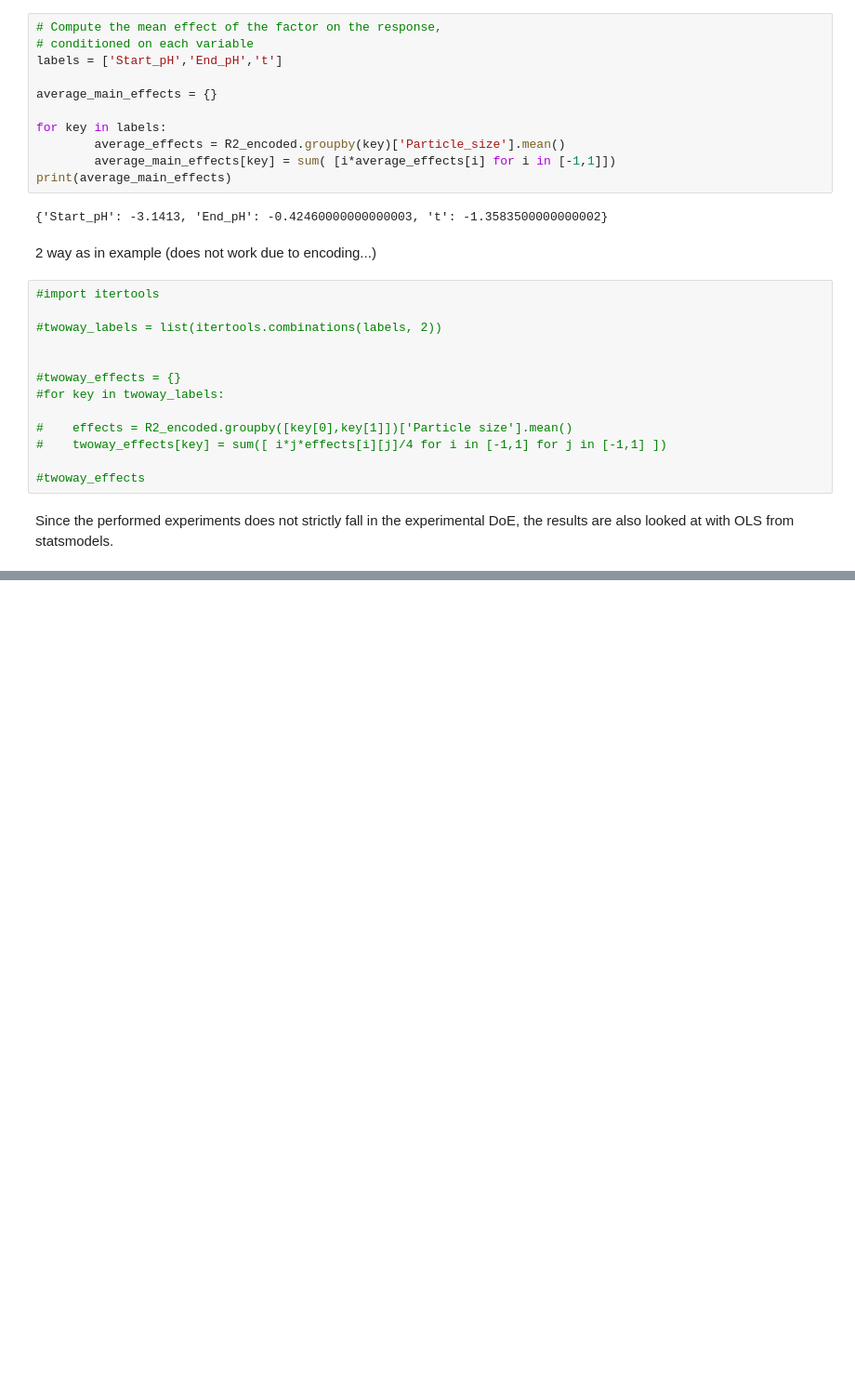
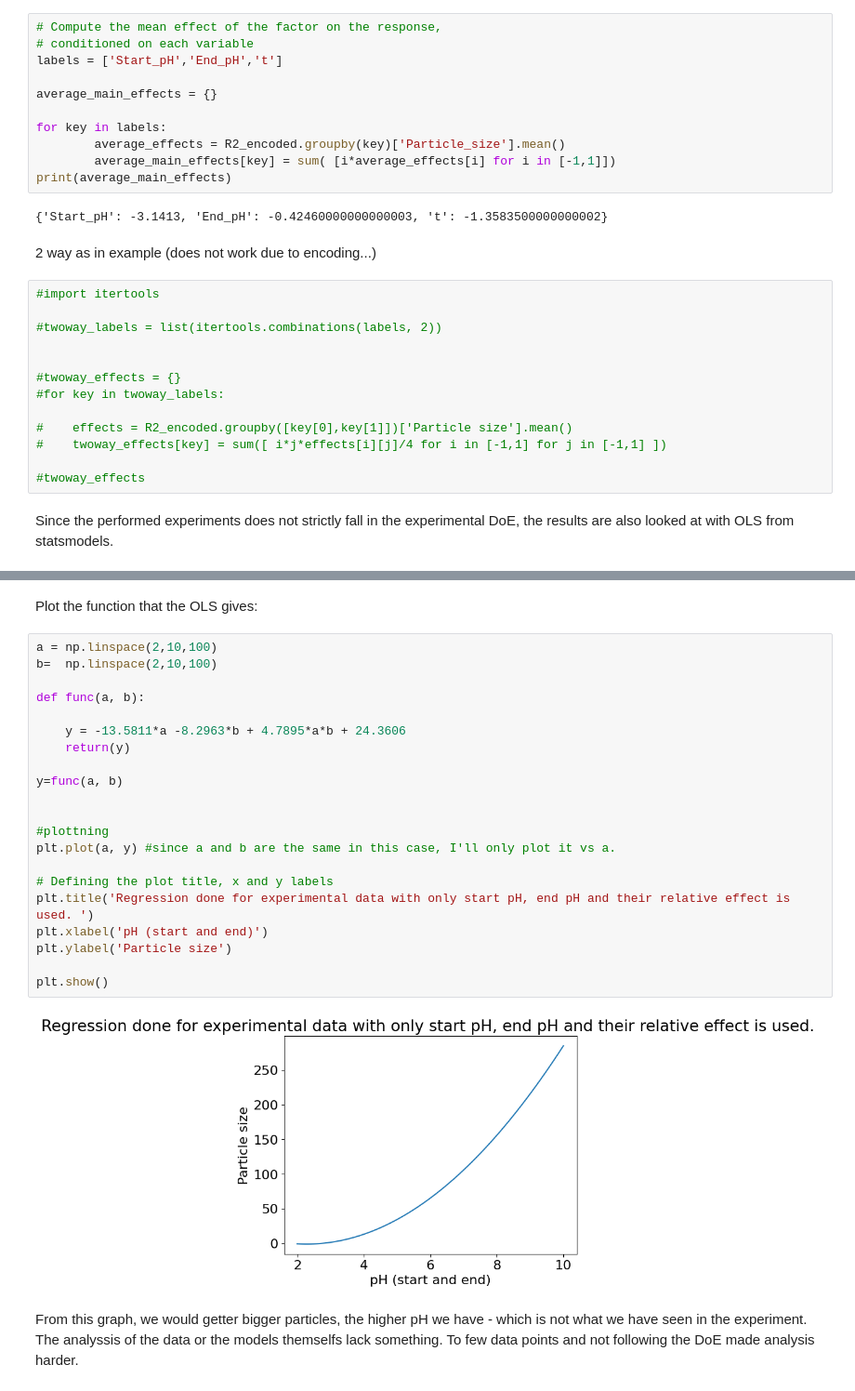
Before and after one commit to alexandraelora/DoE_Course_Material, a Jupyter notebook: Project/DoE_project_AU.ipynb, the cells around one changed output, grey strips where cells are left out. Shown: that part at 93% size. Saved outputs shown, nothing was run; the diff lists cells and outputs as text; blank space fills up the shorter version.

```diff
--- a/Project/DoE_project_AU.ipynb
+++ b/Project/DoE_project_AU.ipynb
@@ -330,3 +325,30 @@ Covariance Type:            nonrobust
 
 Notes:
 [1] Standard Errors assume that the covariance matrix of the errors is correctly specified.
+# %% [markdown]
+Plot the function that the OLS gives:
+# %%
+a = np.linspace(2,10,100)
+b=  np.linspace(2,10,100)
+
+def func(a, b):
+
+    y = -13.5811*a -8.2963*b + 4.7895*a*b + 24.3606
+    return(y)
+
+y=func(a, b)
+
+
+#plottning
+plt.plot(a, y) #since a and b are the same in this case, I'll only plot it vs a.
+
+# Defining the plot title, x and y labels
+plt.title('Regression done for experimental data with only start pH, end pH and their relative effect is used. ')
+plt.xlabel('pH (start and end)')
+plt.ylabel('Particle size')
+
+plt.show()
+# %% [output]
+[figure, added]
+# %% [markdown]
+From this graph, we would getter bigger particles, the higher pH we have - which is not what we have seen in the experiment. The analyssis of the data or the models themselfs lack something. To few data points and not following the DoE made analysis harder.
```
Also changed, not shown: parts of 5 cells of this notebook.
